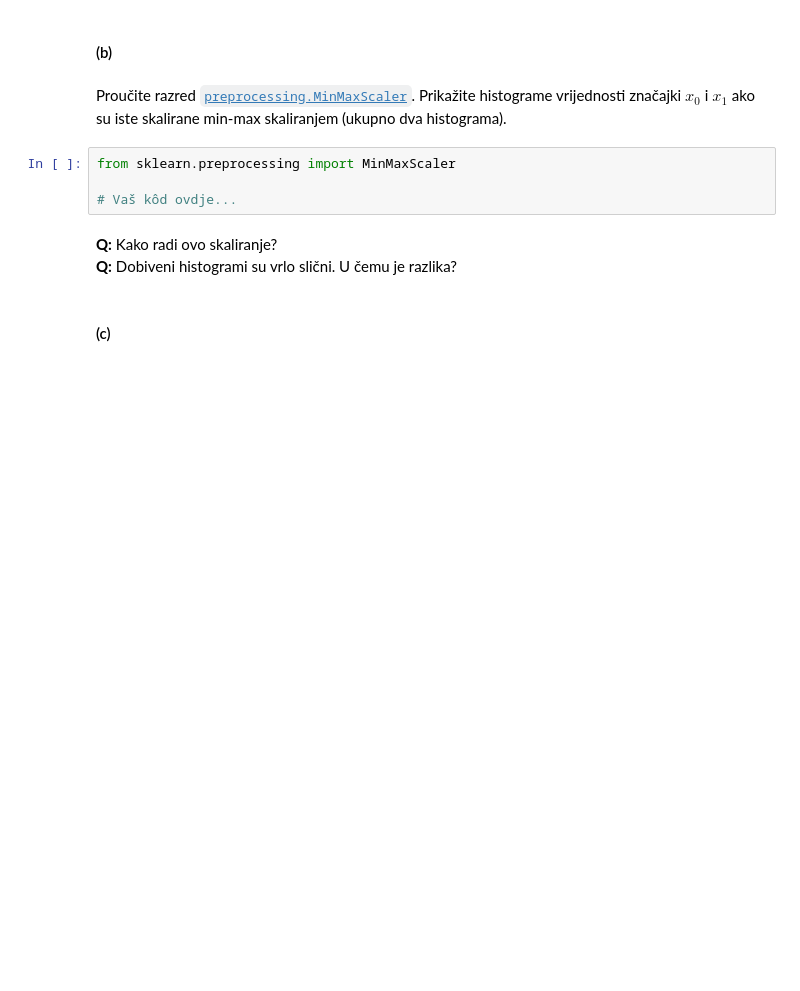
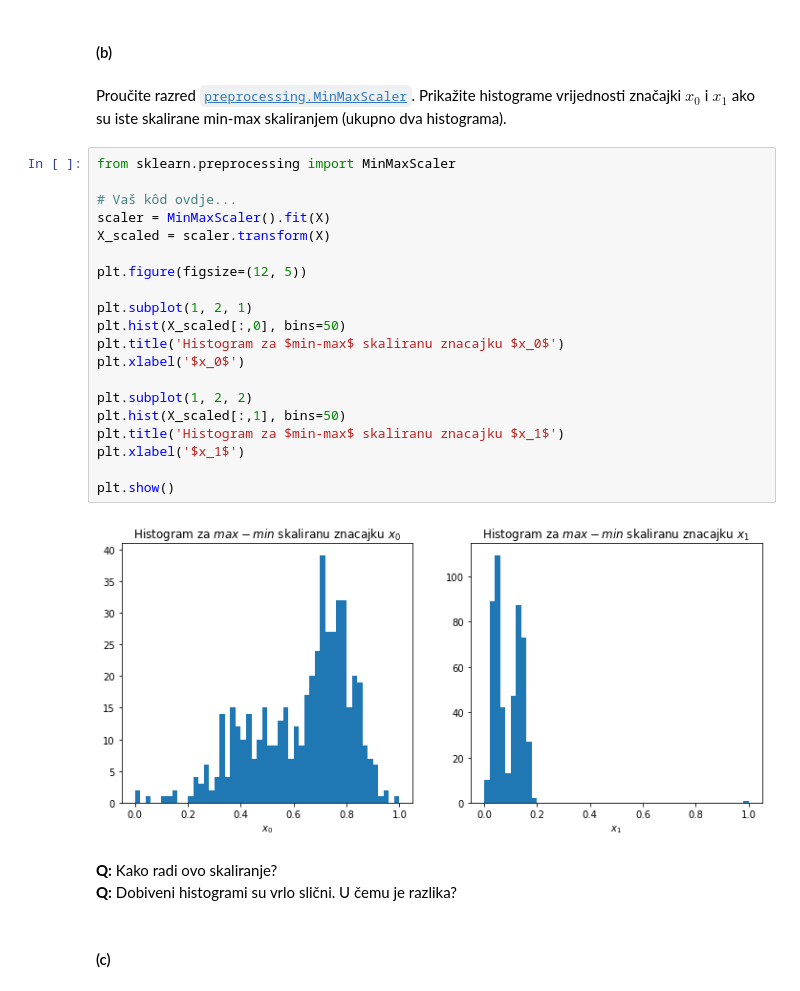
Before and after one commit to dbrcina/SU-FER-2020-21, a Jupyter notebook: SU-2020-LAB03-0036506587.ipynb, the cells around one changed output. Cells and saved outputs as stored; diff of their text form; blank space fills up the shorter version.

```diff
--- a/SU-2020-LAB03-0036506587.ipynb
+++ b/SU-2020-LAB03-0036506587.ipynb
@@ -364,10 +379,28 @@ Proučite funkciju za iscrtavanje histograma [`hist`](http://matplotlib.org/api/
 #### (b)
 # %% [markdown]
 Proučite razred [`preprocessing.MinMaxScaler`](http://scikit-learn.org/stable/modules/generated/sklearn.preprocessing.MinMaxScaler.html). Prikažite histograme vrijednosti značajki $x_0$ i $x_1$ ako su iste skalirane min-max skaliranjem (ukupno dva histograma).
-# %%
-from sklearn.preprocessing import MinMaxScaler
-
-# Vaš kôd ovdje...
+# %%
+from sklearn.preprocessing import MinMaxScaler
+
+# Vaš kôd ovdje...
+scaler = MinMaxScaler().fit(X)
+X_scaled = scaler.transform(X)
+
+plt.figure(figsize=(12, 5))
+
+plt.subplot(1, 2, 1)
+plt.hist(X_scaled[:,0], bins=50)
+plt.title('Histogram za $min-max$ skaliranu znacajku $x_0$')
+plt.xlabel('$x_0$')
+
+plt.subplot(1, 2, 2)
+plt.hist(X_scaled[:,1], bins=50)
+plt.title('Histogram za $min-max$ skaliranu znacajku $x_1$')
+plt.xlabel('$x_1$')
+
+plt.show()
+# %% [output]
+[figure, added]
 # %% [markdown]
 **Q:** Kako radi ovo skaliranje? <br>
 **Q:** Dobiveni histogrami su vrlo slični. U čemu je razlika? <br>
```
Also changed, not shown: parts of 12 cells of this notebook.
